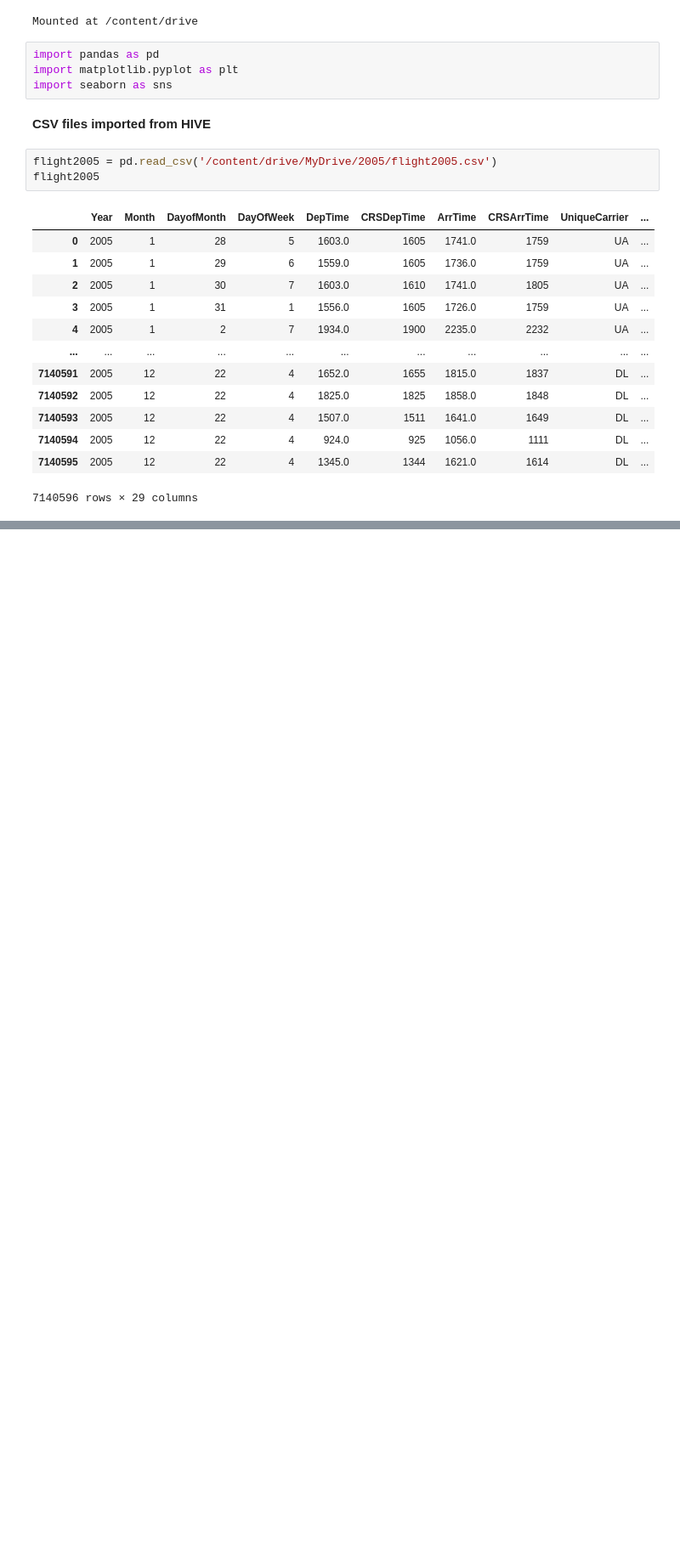
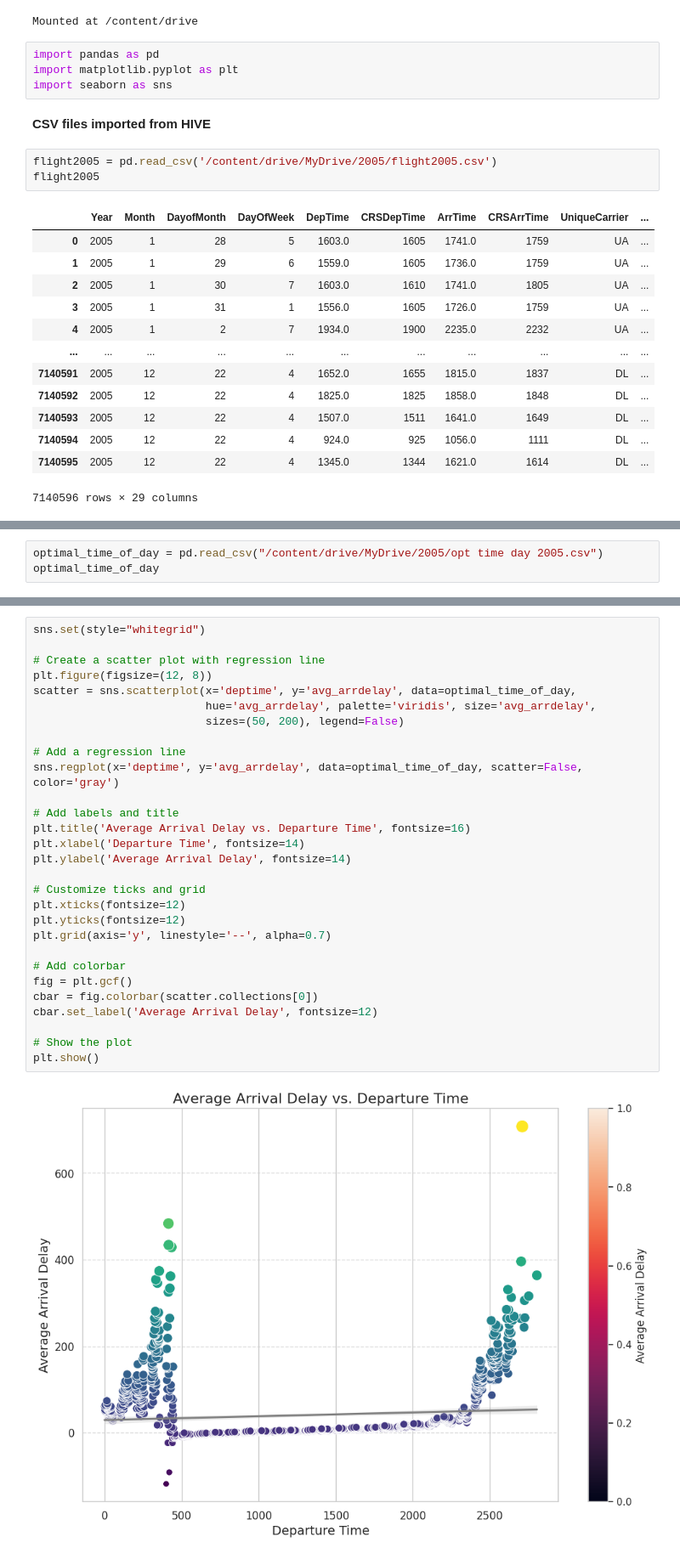
Before and after one commit to DianaKahar/Data_Management2, a Jupyter notebook: P137263_Assignment2.ipynb, the cells around one changed output, grey strips where cells are left out. Shown at 85% size. Saved outputs shown, nothing was run; the diff lists cells and outputs as text; blank space fills up the shorter version.

```diff
--- a/P137263_Assignment2.ipynb
+++ b/P137263_Assignment2.ipynb
@@ -88,0 +109,3 @@ flight2005
+# %%
+optimal_time_of_day = pd.read_csv("/content/drive/MyDrive/2005/opt time day 2005.csv")
+optimal_time_of_day
@@ -88,0 +216,31 @@ flight2005
+# %%
+sns.set(style="whitegrid")
+
+# Create a scatter plot with regression line
+plt.figure(figsize=(12, 8))
+scatter = sns.scatterplot(x='deptime', y='avg_arrdelay', data=optimal_time_of_day,
+                          hue='avg_arrdelay', palette='viridis', size='avg_arrdelay',
+                          sizes=(50, 200), legend=False)
+
+# Add a regression line
+sns.regplot(x='deptime', y='avg_arrdelay', data=optimal_time_of_day, scatter=False, color='gray')
+
+# Add labels and title
+plt.title('Average Arrival Delay vs. Departure Time', fontsize=16)
+plt.xlabel('Departure Time', fontsize=14)
+plt.ylabel('Average Arrival Delay', fontsize=14)
+
+# Customize ticks and grid
+plt.xticks(fontsize=12)
+plt.yticks(fontsize=12)
+plt.grid(axis='y', linestyle='--', alpha=0.7)
+
+# Add colorbar
+fig = plt.gcf()
+cbar = fig.colorbar(scatter.collections[0])
+cbar.set_label('Average Arrival Delay', fontsize=12)
+
+# Show the plot
+plt.show()
+# %% [output]
+[figure, added]
```
Also changed, not shown: parts of 10 cells of this notebook.
